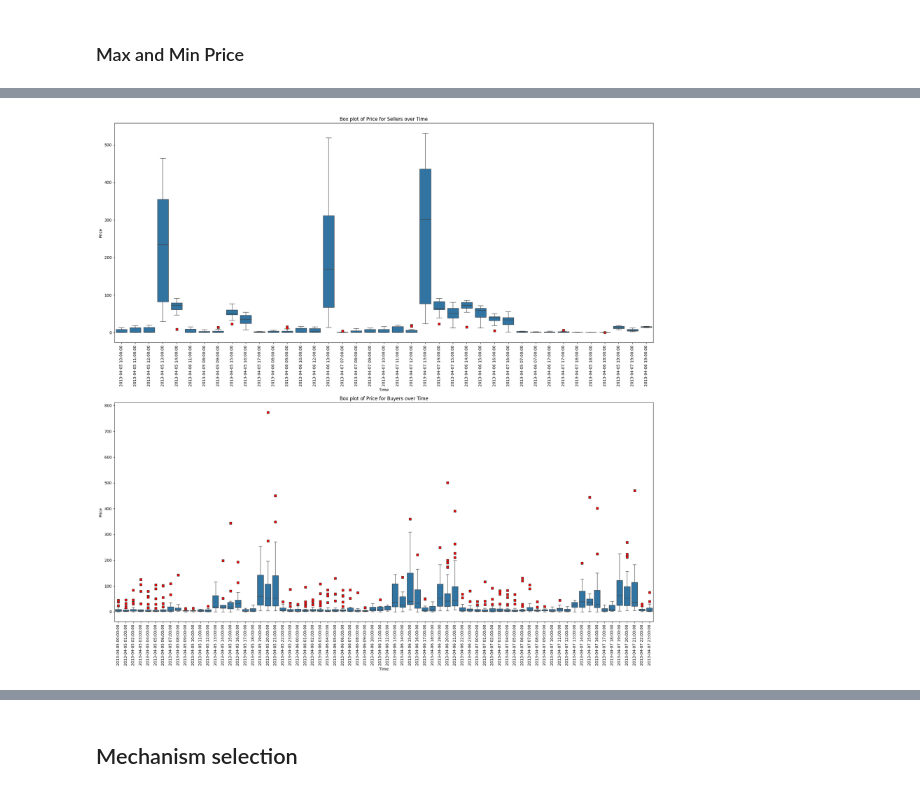
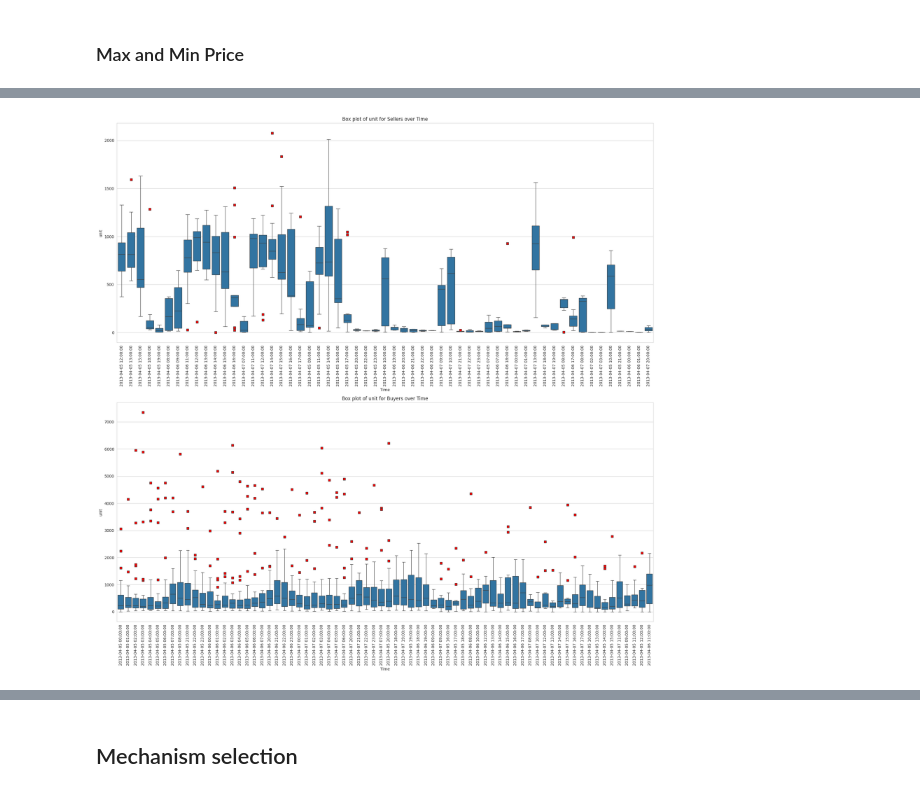
Before and after one commit to erfanara/pymarket-ng, a Jupyter notebook: test.ipynb, the cells around one changed output, grey strips where cells are left out. Cells and saved outputs as stored; diff of their text form; code cells hidden in the pictures.

```diff
--- a/test.ipynb
+++ b/test.ipynb
@@ -214,0 +131,25 @@ See the caveats in the documentation: https://pandas.pydata.org/pandas-docs/stab
+# %%
+# TODO: move to lib
+# TODO: needs update
+
+# Overall view of sellers and buyers
+sns.set_style("whitegrid")
+# Create the plot
+fig, axs = plt.subplots(nrows=1, ncols=2, figsize=(20, 6))
+fig.suptitle('Overall view of buyers and sellers', fontsize=16)
+
+d = buyers_df.groupby('time').agg({'generate': 'mean', 'unit': 'mean', 'price': 'mean'}).reset_index()
+sns.lineplot(data=d, x='time', y='price', label='price', ax=axs[0])
+# sns.lineplot(data=d, x='time', y='unit', label='unit', ax=axs[0])
+# sns.lineplot(data=d, x='time', y='generate', label='generate', ax=axs[0])
+axs[0].set_title('buyers')
+axs[0].legend()
+
+d = sellers_df.groupby('time').agg({'generate': 'mean', 'unit': 'mean', 'price': 'mean'}).reset_index()
+# sns.lineplot(data=d, x='time', y='price', label='price', ax=axs[1])
+sns.lineplot(data=d, x='time', y='unit', label='unit', ax=axs[1])
+sns.lineplot(data=d, x='time', y='generate', label='generate', ax=axs[1])
+axs[1].set_title('sellers')
+axs[1].legend()
+
+plt.tight_layout()  # Adjust layout to make room for rotated labels
@@ -215,27 +320,25 @@ See the caveats in the documentation: https://pandas.pydata.org/pandas-docs/stab
 # %%
+# TODO: move to library
 import seaborn as sns
 import matplotlib.pyplot as plt
 
-# Convert 'Is_Seller' column to 'Seller' and 'Buyer'
-full_df['Role'] = full_df['Is_Seller'].apply(lambda x: 'Seller' if x else 'Buyer')
-
 fig, axes = plt.subplots(2, 1, figsize=(20, 20))
 
-# Create a box plot for 'Price' for 'Seller' for each 'time'
-sns.boxplot(x='time', y='Price', data=full_df[full_df['Role'] == 'Seller'], ax=axes[0], flierprops=dict(markerfacecolor='r', marker='s'))
-axes[0].set_title('Box plot of Price for Sellers over Time')
+# Create a box plot for 'unit' for 'Seller' for each 'time'
+sns.boxplot(x='time', y='unit', data=sellers_df.reset_index(drop=True), ax=axes[0], flierprops=dict(markerfacecolor='r', marker='s'))
+axes[0].set_title('Box plot of unit for Sellers over Time')
 axes[0].set_xlabel('Time')
-axes[0].set_ylabel('Price')
+axes[0].set_ylabel('unit')
 axes[0].tick_params(axis='x', rotation=90)  # Rotate x-axis labels for better visibility
 
-# Create a box plot for 'Price' for 'Buyer' for each 'time'
-sns.boxplot(x='time', y='Price', data=full_df[full_df['Role'] == 'Buyer'], ax=axes[1], flierprops=dict(markerfacecolor='r', marker='s'))
-axes[1].set_title('Box plot of Price for Buyers over Time')
+# Create a box plot for 'unit' for 'Buyer' for each 'time'
+sns.boxplot(x='time', y='unit', data=buyers_df.reset_index(drop=True), ax=axes[1], flierprops=dict(markerfacecolor='r', marker='s'))
+axes[1].set_title('Box plot of unit for Buyers over Time')
 axes[1].set_xlabel('Time')
-axes[1].set_ylabel('Price')
+axes[1].set_ylabel('unit')
 axes[1].tick_params(axis='x', rotation=90)  # Rotate x-axis labels for better visibility
 
 plt.tight_layout()
 plt.show()
 # %% [output]
-[figure, old version]
+[figure, new version]
```
Also changed, not shown: parts of 34 cells of this notebook, 4 other files.
